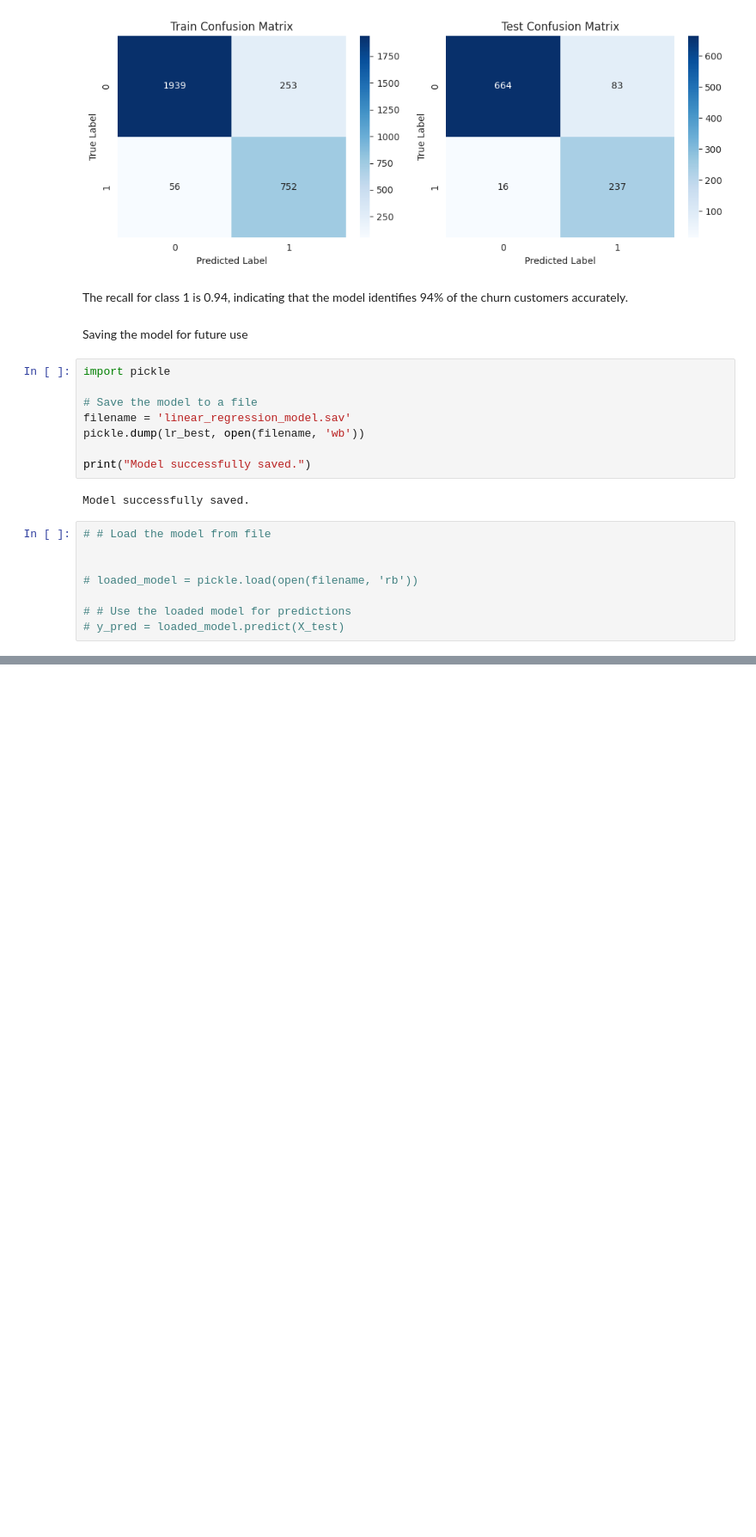
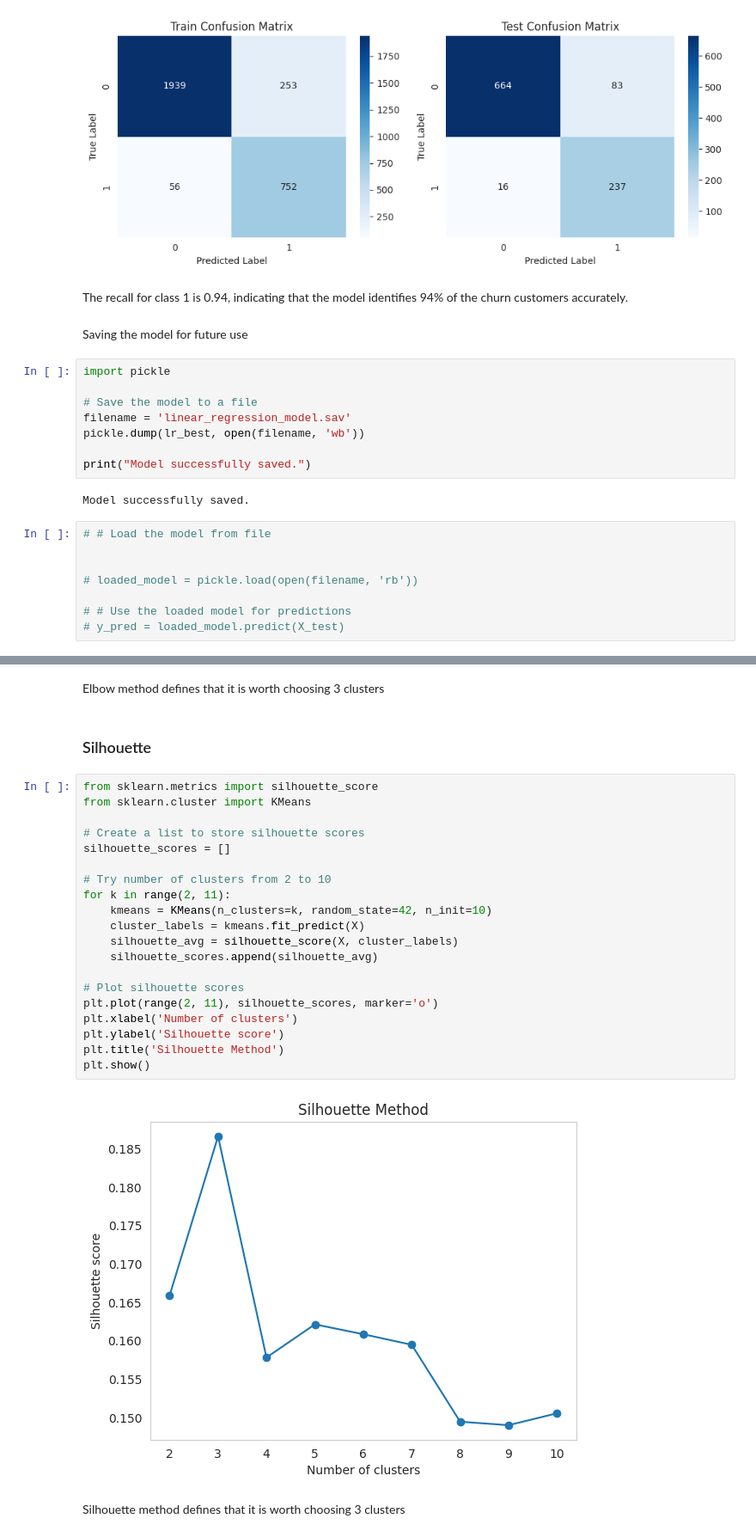
Before and after one commit to dkalenov/Gym-Customer-Churn-Prediction, a Jupyter notebook: Gym_Customer_Churn_Prediction.ipynb, the cells around one changed output, grey strips where cells are left out. Shown at 86% size. Saved outputs shown, nothing was run; the diff lists cells and outputs as text; blank space fills up the shorter version.

```diff
--- a/Gym_Customer_Churn_Prediction.ipynb
+++ b/Gym_Customer_Churn_Prediction.ipynb
@@ -1322,0 +1371,28 @@ Model successfully saved.
+# %% [markdown]
+Elbow method defines that it is worth choosing 3 clusters
+# %% [markdown]
+### Silhouette
+# %%
+from sklearn.metrics import silhouette_score
+from sklearn.cluster import KMeans
+
+# Create a list to store silhouette scores
+silhouette_scores = []
+
+# Try number of clusters from 2 to 10
+for k in range(2, 11):
+    kmeans = KMeans(n_clusters=k, random_state=42, n_init=10)
+    cluster_labels = kmeans.fit_predict(X)
+    silhouette_avg = silhouette_score(X, cluster_labels)
+    silhouette_scores.append(silhouette_avg)
+
+# Plot silhouette scores
+plt.plot(range(2, 11), silhouette_scores, marker='o')
+plt.xlabel('Number of clusters')
+plt.ylabel('Silhouette score')
+plt.title('Silhouette Method')
+plt.show()
+# %% [output]
+[figure, added]
+# %% [markdown]
+Silhouette method defines that it is worth choosing 3 clusters
```
Also changed, not shown: parts of 34 cells of this notebook.
